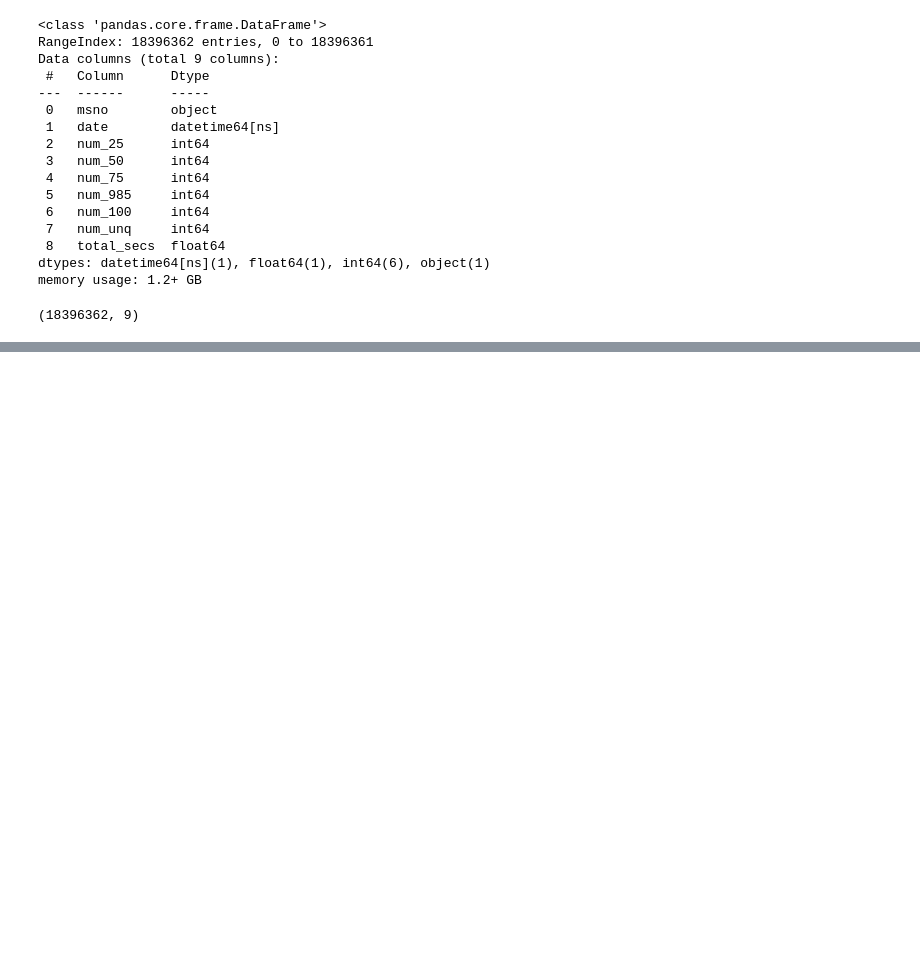
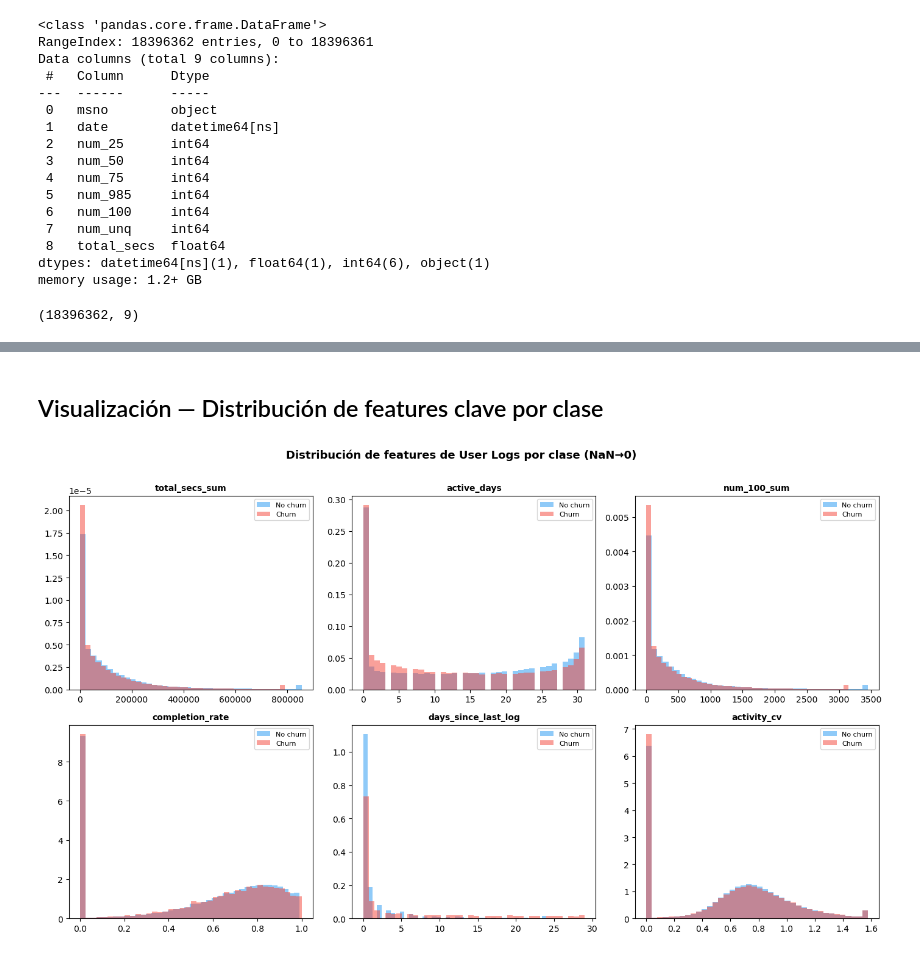
Before and after one commit to simon2432/kkbox-churn-prediction, a Jupyter notebook: notebooks/03_eda_user_logs.ipynb, the cells around one changed output, grey strips where cells are left out. Cells and saved outputs as stored; diff of their text form; code cells hidden in the pictures; blank space fills up the shorter version.

```diff
--- a/notebooks/03_eda_user_logs.ipynb
+++ b/notebooks/03_eda_user_logs.ipynb
@@ -56,0 +204,25 @@ logs.describe(include='all')
+# %%
+base = pd.read_csv('../data/processed/df_model_baseline_v1.csv', usecols=['msno', 'is_churn'])
+
+# Merge left: todos los usuarios del dataset base, con o sin logs
+df_model_logs = base.merge(log_features, on='msno', how='left')
+
+con_logs = df_model_logs['total_secs_sum'].notna()
+sin_logs = df_model_logs['total_secs_sum'].isna()
+
+print(f"Usuarios totales en base       : {len(df_model_logs):,}")
+print(f"Usuarios CON logs (activos)    : {con_logs.sum():,}  ({con_logs.mean():.1%})")
+print(f"Usuarios SIN logs (inactivos)  : {sin_logs.sum():,}  ({sin_logs.mean():.1%})")
+print()
+print(f"Churn rate — CON logs  : {df_model_logs[con_logs]['is_churn'].mean():.2%}")
+print(f"Churn rate — SIN logs  : {df_model_logs[sin_logs]['is_churn'].mean():.2%}")
+print()
+print("→ Si churn SIN logs >> churn CON logs: la ausencia de actividad es la señal más fuerte del modelo.")
+
+# Llenamos NaN con 0: no usó el servicio = 0 actividad
+log_feature_cols = [
+    'total_secs_sum', 'total_secs_mean', 'num_unq_sum', 'num_unq_mean',
+    'num_100_sum', 'active_days', 'days_since_last_log',
+    'has_recent_activity', 'completion_rate', 'peak_day_secs', 'activity_cv'
+]
+df_model_logs[log_feature_cols] = df_model_logs[log_feature_cols].fillna(0)
@@ -56,0 +262,23 @@ logs.describe(include='all')
+# %% [markdown]
+## Visualización — Distribución de features clave por clase
+# %%
+plot_features = ['total_secs_sum', 'active_days', 'num_100_sum', 'completion_rate', 'days_since_last_log', 'activity_cv']
+plot_df = df_model_logs[['is_churn'] + plot_features]
+
+fig, axes = plt.subplots(2, 3, figsize=(14, 8))
+axes = axes.flatten()
+
+for i, col in enumerate(plot_features):
+    for churn_val, label, color in [(0, 'No churn', '#2196F3'), (1, 'Churn', '#F44336')]:
+        subset = plot_df[plot_df['is_churn'] == churn_val][col]
+        cap = subset.quantile(0.99)
+        subset = subset.clip(upper=cap)
+        axes[i].hist(subset, bins=40, alpha=0.5, label=label, color=color, density=True)
+    axes[i].set_title(col, fontsize=10, fontweight='bold')
+    axes[i].legend(fontsize=8)
+
+plt.suptitle('Distribución de features de User Logs por clase (NaN→0)', fontsize=13, fontweight='bold', y=1.01)
+plt.tight_layout()
+plt.show()
+# %% [output]
+[figure, added]
```
Also changed, not shown: parts of 13 cells of this notebook, 9 other files.
